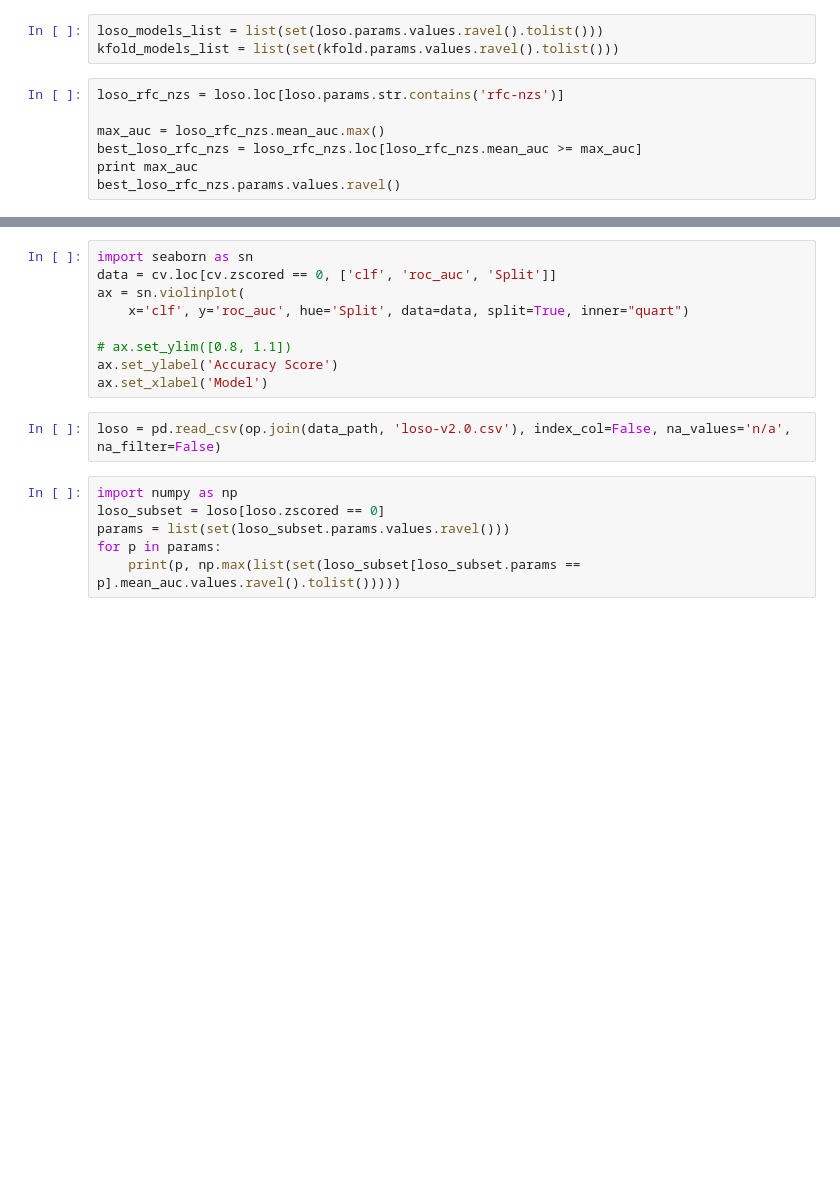
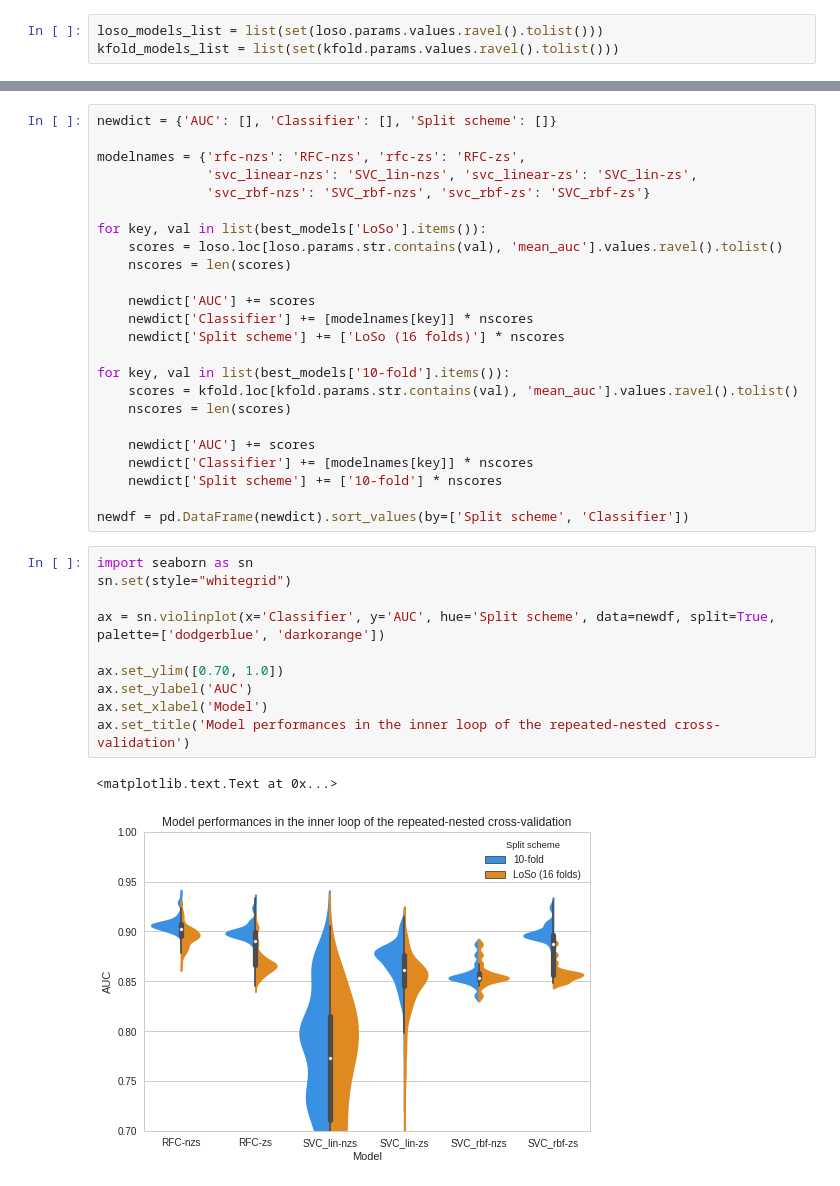
Before and after one commit to nipreps/mriqc, a Jupyter notebook: notebooks/MRIQC.ipynb, the cells around one changed output, grey strips where cells are left out. Drawn from its saved outputs; the diff is of its cells as text; blank space fills up the shorter version.

Commit message:
new figures, several improvements

```diff
--- a/notebooks/MRIQC.ipynb
+++ b/notebooks/MRIQC.ipynb
@@ -53,10 +42,3 @@ kfold = gen_newparams(kfold)
 # %%
 loso_models_list = list(set(loso.params.values.ravel().tolist()))
 kfold_models_list = list(set(kfold.params.values.ravel().tolist()))
-# %%
-loso_rfc_nzs = loso.loc[loso.params.str.contains('rfc-nzs')]
-
-max_auc = loso_rfc_nzs.mean_auc.max()
-best_loso_rfc_nzs = loso_rfc_nzs.loc[loso_rfc_nzs.mean_auc >= max_auc]
-print max_auc
-best_loso_rfc_nzs.params.values.ravel()
@@ -131,17 +69,37 @@ best_models
+# %%
+newdict = {'AUC': [], 'Classifier': [], 'Split scheme': []}
+
+modelnames = {'rfc-nzs': 'RFC-nzs', 'rfc-zs': 'RFC-zs',
+              'svc_linear-nzs': 'SVC_lin-nzs', 'svc_linear-zs': 'SVC_lin-zs',
+              'svc_rbf-nzs': 'SVC_rbf-nzs', 'svc_rbf-zs': 'SVC_rbf-zs'}
+
+for key, val in list(best_models['LoSo'].items()):
+    scores = loso.loc[loso.params.str.contains(val), 'mean_auc'].values.ravel().tolist()
+    nscores = len(scores)
+
+    newdict['AUC'] += scores
+    newdict['Classifier'] += [modelnames[key]] * nscores
+    newdict['Split scheme'] += ['LoSo (16 folds)'] * nscores
+
+for key, val in list(best_models['10-fold'].items()):
+    scores = kfold.loc[kfold.params.str.contains(val), 'mean_auc'].values.ravel().tolist()
+    nscores = len(scores)
+
+    newdict['AUC'] += scores
+    newdict['Classifier'] += [modelnames[key]] * nscores
+    newdict['Split scheme'] += ['10-fold'] * nscores
+
+newdf = pd.DataFrame(newdict).sort_values(by=['Split scheme', 'Classifier'])
 # %%
 import seaborn as sn
-data = cv.loc[cv.zscored == 0, ['clf', 'roc_auc', 'Split']]
-ax = sn.violinplot(
-    x='clf', y='roc_auc', hue='Split', data=data, split=True, inner="quart")
+sn.set(style="whitegrid")
 
-# ax.set_ylim([0.8, 1.1])
-ax.set_ylabel('Accuracy Score')
+ax = sn.violinplot(x='Classifier', y='AUC', hue='Split scheme', data=newdf, split=True, palette=['dodgerblue', 'darkorange'])
+
+ax.set_ylim([0.70, 1.0])
+ax.set_ylabel('AUC')
 ax.set_xlabel('Model')
+ax.set_title('Model performances in the inner loop of the repeated-nested cross-validation')
+# %% [output]
+<matplotlib.text.Text at 0x...>
+[figure, added]
-# %%
-loso = pd.read_csv(op.join(data_path, 'loso-v2.0.csv'), index_col=False, na_values='n/a', na_filter=False)
-# %%
-import numpy as np
-loso_subset = loso[loso.zscored == 0]
-params = list(set(loso_subset.params.values.ravel()))
-for p in params:
-    print(p, np.max(list(set(loso_subset[loso_subset.params == p].mean_auc.values.ravel().tolist()))))
```
Also changed, not shown: parts of 8 cells of this notebook, 5 other files.
